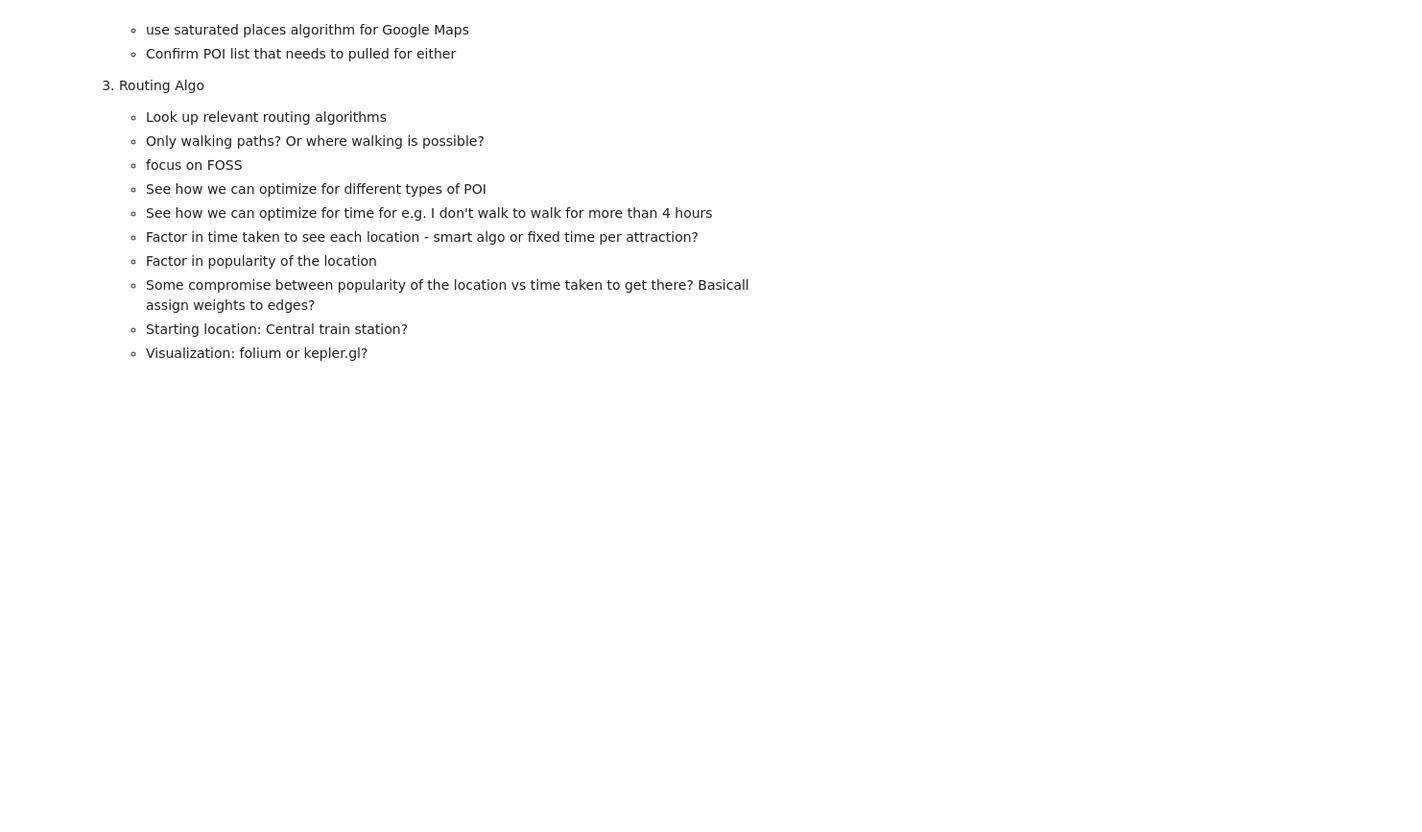
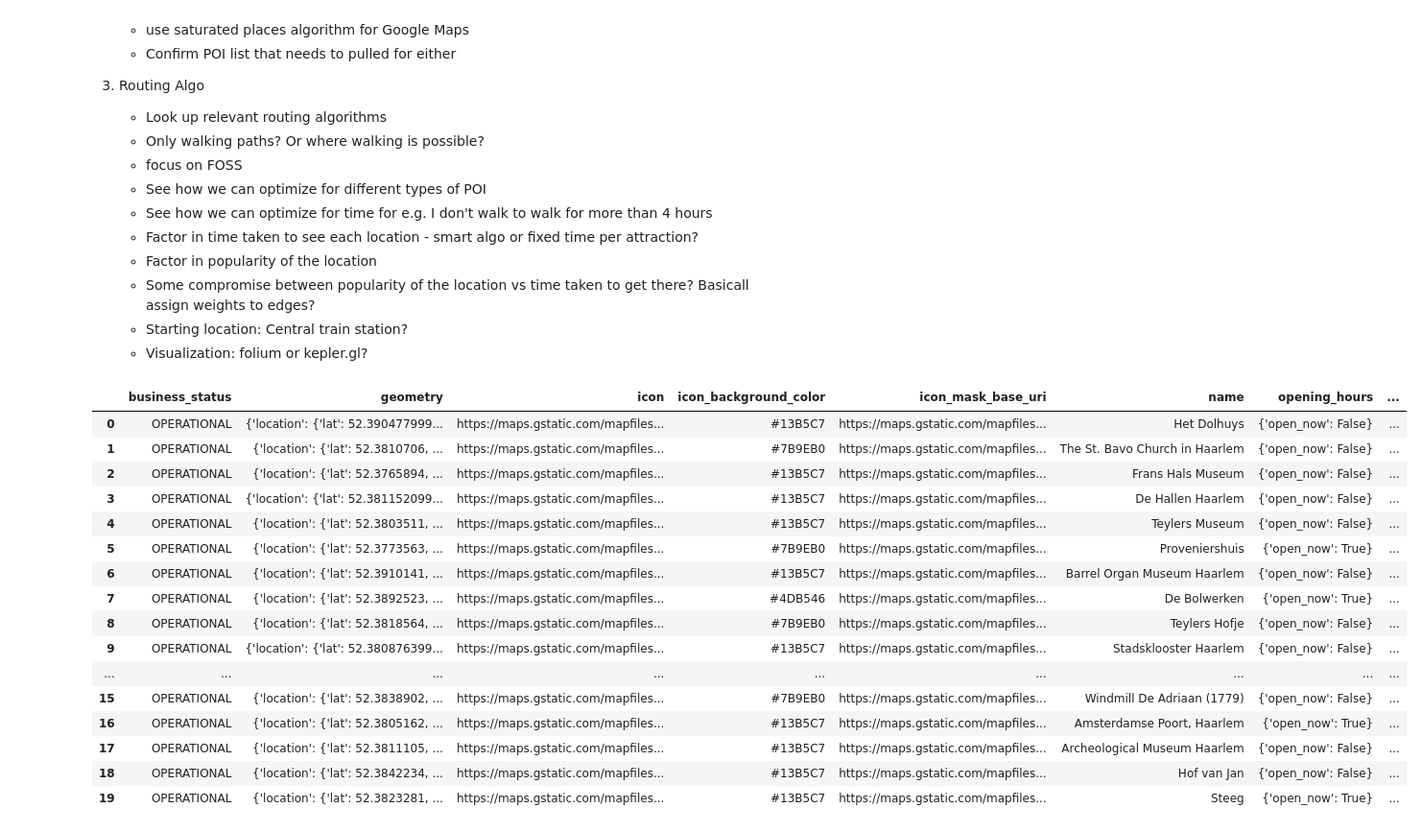
Before and after one commit to hishamsajid/blog-walking-tour, a Jupyter notebook: notebooks/eda.ipynb, the cells around one changed output. Shown: that part at 96% size. Drawn from its saved outputs; the diff is of its cells as text; code cells hidden in the pictures; blank space fills up the shorter version.

```diff
--- a/notebooks/eda.ipynb
+++ b/notebooks/eda.ipynb
@@ -26,2 +32,10 @@ import h3
 import folium
 from shapely.ops import unary_union, transform
+# %%
+file_path = '../config/API_KEY.json'
+with open(file=file_path,mode= 'r') as f:
+    json_data = json.load(f)
+API_KEY = json_data['apiKey']
+
+ALL_TYPES = ['tourist_attraction','cafe','museum','art_gallery','park','restaurant','zoo',
+             'art_gallery','theme_park', 'library','church','shopping_mall']
@@ -28,3 +80,63 @@ from shapely.ops import unary_union, transform
+# %%
+def func_get_places_poi(lat,lng,resolution,type,api_key):
+
+    # Nearby sarch API URL
+    url = "https://maps.googleapis.com/maps/api/place/nearbysearch/json"
+
+    params = {
+    'location': f'{lat},{lng}',
+    'radius': resolution,
+    'types': type,
+    'key': api_key}
+
+    response = re.get(url, params=params)
+    places_df = []
+
+    results = json.loads(response.content)
+
+    places_df.append(results['results'])
+
+    while 'next_page_token' in results:
+        time.sleep(1)
+        params['pagetoken'] = results['next_page_token']
+        response = re.get(url,params=params)
+        results = json.loads(response.content)
+        places_df.append(results['results'])
+
+    results_df = pd.concat([pd.DataFrame(df) for df in places_df])
+    results_df = results_df.reset_index(drop=True)
+
+    return results_df
+
+# Location for Haarlem near Haarlem centraal
+lat,lng = 52.387111, 4.638286
+
+# See all POI types for places API here: https://developers.google.com/maps/documentation/places/web-service/supported_types
+results_df = func_get_places_poi(lat=lat,lng=lng,
+                                 resolution=2000,
+                                 type='tourist_attraction',
+                                 api_key=API_KEY)
+
+# results_df[['place_id','name','types','user_ratings_total','vicinity']].head()
+results_df
+# %% [output]
+|  | business_status | geometry | icon | icon_background_color | icon_mask_base_uri | name | opening_hours | ... |
+| 0 | OPERATIONAL | {'location': {'lat': 52.390477999... | https://maps.gstatic.com/mapfiles... | #13B5C7 | https://maps.gstatic.com/mapfiles... | Het Dolhuys | {'open_now': False} | ... |
+| 1 | OPERATIONAL | {'location': {'lat': 52.3810706, ... | https://maps.gstatic.com/mapfiles... | #7B9EB0 | https://maps.gstatic.com/mapfiles... | The St. Bavo Church in Haarlem | {'open_now': False} | ... |
+| 2 | OPERATIONAL | {'location': {'lat': 52.3765894, ... | https://maps.gstatic.com/mapfiles... | #13B5C7 | https://maps.gstatic.com/mapfiles... | Frans Hals Museum | {'open_now': False} | ... |
+| 3 | OPERATIONAL | {'location': {'lat': 52.381152099... | https://maps.gstatic.com/mapfiles... | #13B5C7 | https://maps.gstatic.com/mapfiles... | De Hallen Haarlem | {'open_now': False} | ... |
+| 4 | OPERATIONAL | {'location': {'lat': 52.3803511, ... | https://maps.gstatic.com/mapfiles... | #13B5C7 | https://maps.gstatic.com/mapfiles... | Teylers Museum | {'open_now': False} | ... |
+| 5 | OPERATIONAL | {'location': {'lat': 52.3773563, ... | https://maps.gstatic.com/mapfiles... | #7B9EB0 | https://maps.gstatic.com/mapfiles... | Proveniershuis | {'open_now': True} | ... |
+| 6 | OPERATIONAL | {'location': {'lat': 52.3910141, ... | https://maps.gstatic.com/mapfiles... | #13B5C7 | https://maps.gstatic.com/mapfiles... | Barrel Organ Museum Haarlem | {'open_now': False} | ... |
+| 7 | OPERATIONAL | {'location': {'lat': 52.3892523, ... | https://maps.gstatic.com/mapfiles... | #4DB546 | https://maps.gstatic.com/mapfiles... | De Bolwerken | {'open_now': True} | ... |
+| 8 | OPERATIONAL | {'location': {'lat': 52.3818564, ... | https://maps.gstatic.com/mapfiles... | #7B9EB0 | https://maps.gstatic.com/mapfiles... | Teylers Hofje | {'open_now': False} | ... |
+| 9 | OPERATIONAL | {'location': {'lat': 52.380876399... | https://maps.gstatic.com/mapfiles... | #13B5C7 | https://maps.gstatic.com/mapfiles... | Stadsklooster Haarlem | {'open_now': False} | ... |
+| ... | ... | ... | ... | ... | ... | ... | ... | ... |
+| 15 | OPERATIONAL | {'location': {'lat': 52.3838902, ... | https://maps.gstatic.com/mapfiles... | #7B9EB0 | https://maps.gstatic.com/mapfiles... | Windmill De Adriaan (1779) | {'open_now': False} | ... |
+| 16 | OPERATIONAL | {'location': {'lat': 52.3805162, ... | https://maps.gstatic.com/mapfiles... | #13B5C7 | https://maps.gstatic.com/mapfiles... | Amsterdamse Poort, Haarlem | {'open_now': True} | ... |
+| 17 | OPERATIONAL | {'location': {'lat': 52.3811105, ... | https://maps.gstatic.com/mapfiles... | #13B5C7 | https://maps.gstatic.com/mapfiles... | Archeological Museum Haarlem | {'open_now': False} | ... |
+| 18 | OPERATIONAL | {'location': {'lat': 52.3842234, ... | https://maps.gstatic.com/mapfiles... | #13B5C7 | https://maps.gstatic.com/mapfiles... | Hof van Jan | {'open_now': False} | ... |
+| 19 | OPERATIONAL | {'location': {'lat': 52.3823281, ... | https://maps.gstatic.com/mapfiles... | #13B5C7 | https://maps.gstatic.com/mapfiles... | Steeg | {'open_now': True} | ... |
 # %%
 place_name = "Haarlem, Netherlands"
 # Get the boundary of the place
```
Also changed, not shown: parts of 9 cells of this notebook, 1 other file.
